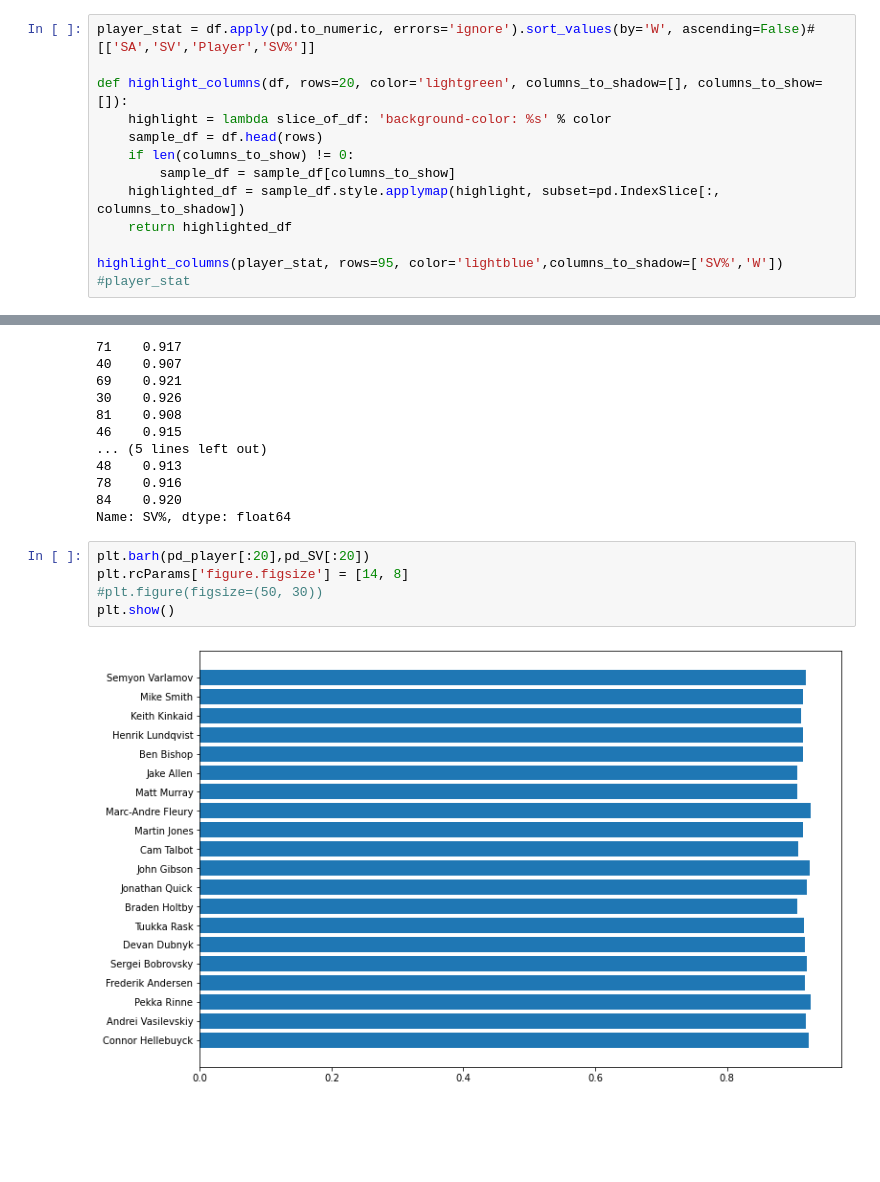
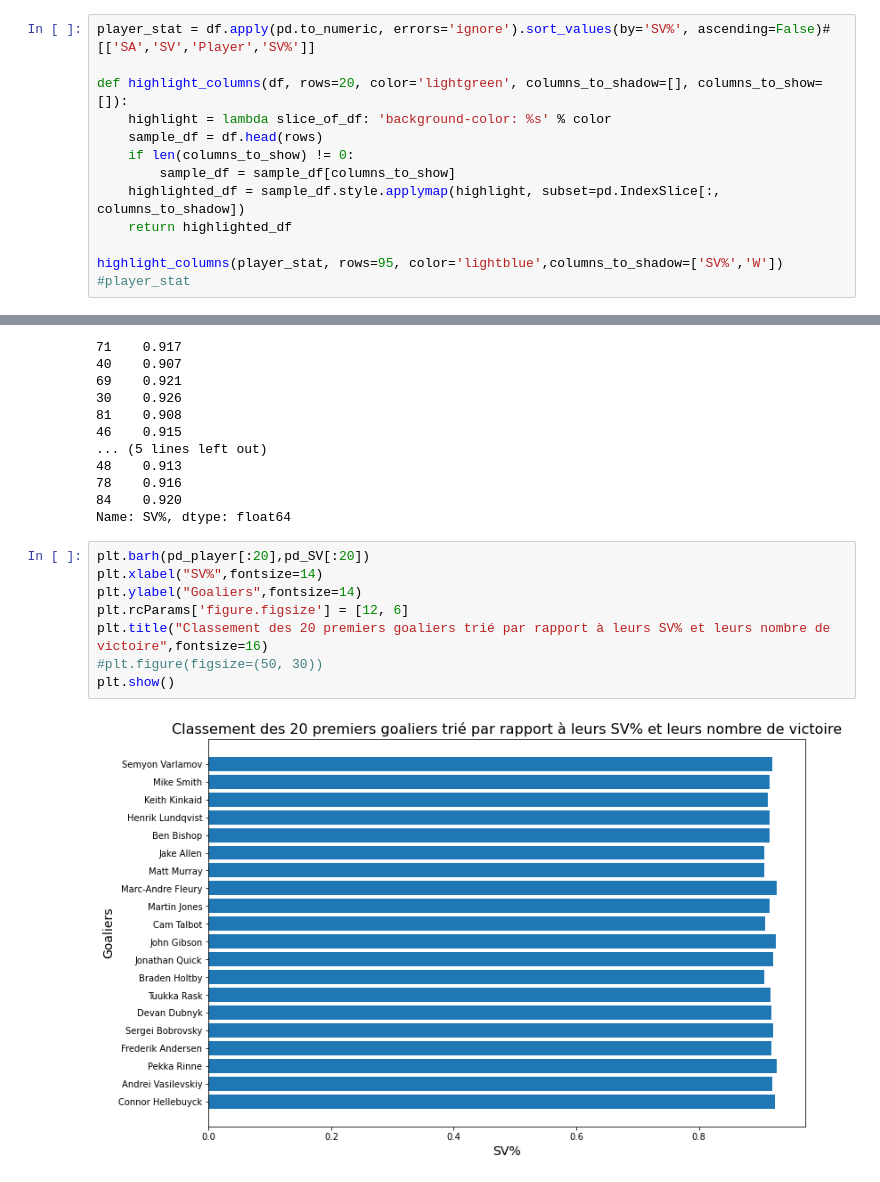
Before and after one commit to RGenkishi/IFT6758_Milestone-1, a Jupyter notebook: question 1.ipynb, the cells around one changed output, grey strips where cells are left out. Saved outputs shown, nothing was run; the diff lists cells and outputs as text; blank space fills up the shorter version.

```diff
--- a/question 1.ipynb
+++ b/question 1.ipynb
@@ -21,7 +21,7 @@ Index(['Rk', 'Player', 'Age', 'Tm', 'GP', 'GS', 'W', 'L', 'T/O', 'GA', 'SA',
        'GSAA', 'G', 'A', 'PTS', 'PIM'],
       dtype='object')
 # %%
-player_stat = df.apply(pd.to_numeric, errors='ignore').sort_values(by='W', ascending=False)#[['SA','SV','Player','SV%']]
+player_stat = df.apply(pd.to_numeric, errors='ignore').sort_values(by='SV%', ascending=False)#[['SA','SV','Player','SV%']]
 
 def highlight_columns(df, rows=20, color='lightgreen', columns_to_shadow=[], columns_to_show=[]):
     highlight = lambda slice_of_df: 'background-color: %s' % color
@@ -117,8 +117,11 @@ pd_SV[:20]
 Name: SV%, dtype: float64
 # %%
 plt.barh(pd_player[:20],pd_SV[:20])
-plt.rcParams['figure.figsize'] = [14, 8]
+plt.xlabel("SV%",fontsize=14)
+plt.ylabel("Goaliers",fontsize=14)
+plt.rcParams['figure.figsize'] = [12, 6]
+plt.title("Classement des 20 premiers goaliers trié par rapport à leurs SV% et leurs nombre de victoire",fontsize=16)
 #plt.figure(figsize=(50, 30))
 plt.show()
 # %% [output]
-[figure, old version]
+[figure, new version]
```
Also changed, not shown: parts of 1 cell of this notebook, 11 other files.
